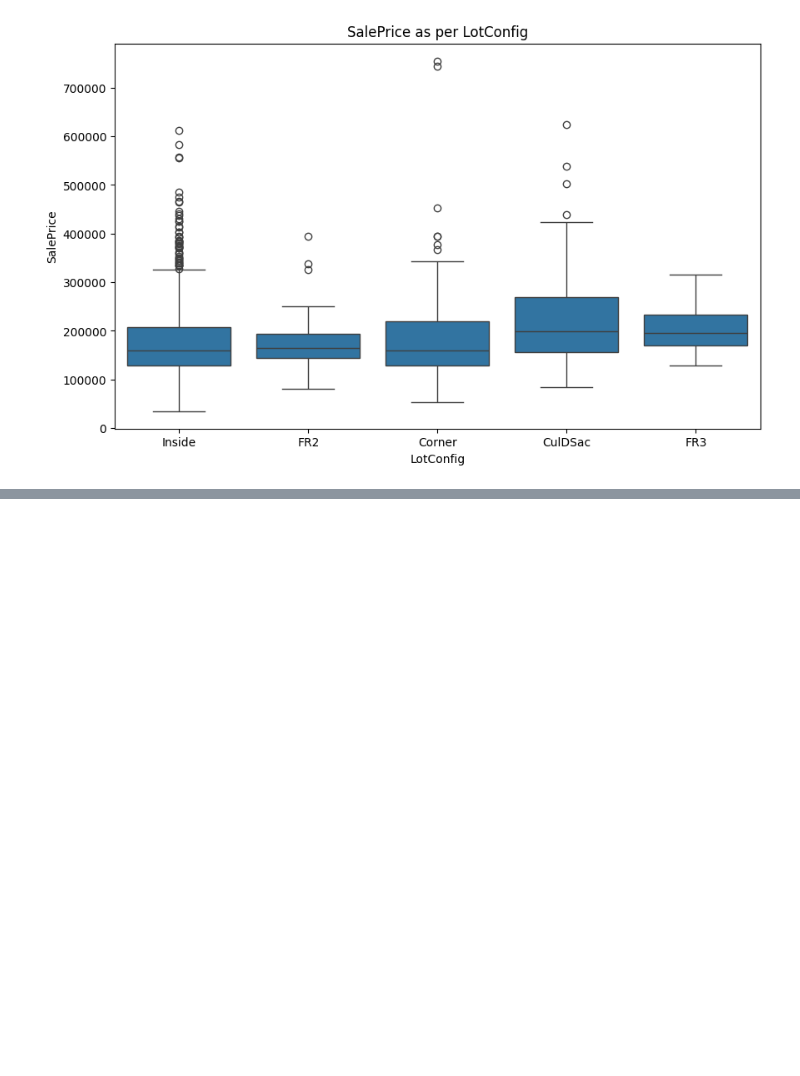
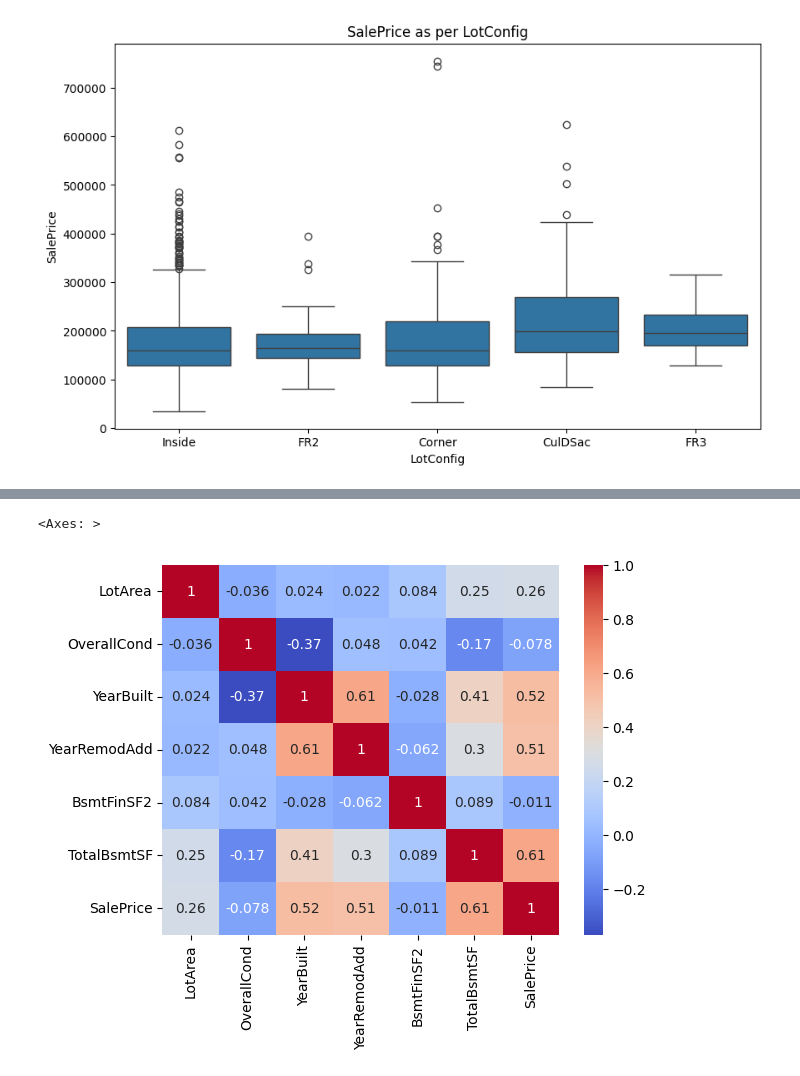
Before and after one commit to Devan7705/House_Price_Prediction_Model, a Jupyter notebook: HousePricePrediction.ipynb, the cells around one changed output, grey strips where cells are left out. Saved outputs shown, nothing was run; the diff lists cells and outputs as text; code cells hidden in the pictures; blank space fills up the shorter version.

```diff
--- a/HousePricePrediction.ipynb
+++ b/HousePricePrediction.ipynb
@@ -215,0 +258,6 @@ plt.show()
+# %%
+corr = df[numeric_cols].corr()
+sns.heatmap(corr,annot=True,cmap="coolwarm")
+# %% [output]
+<Axes: >
+[figure, added]
```
Also changed, not shown: parts of 34 cells of this notebook.
